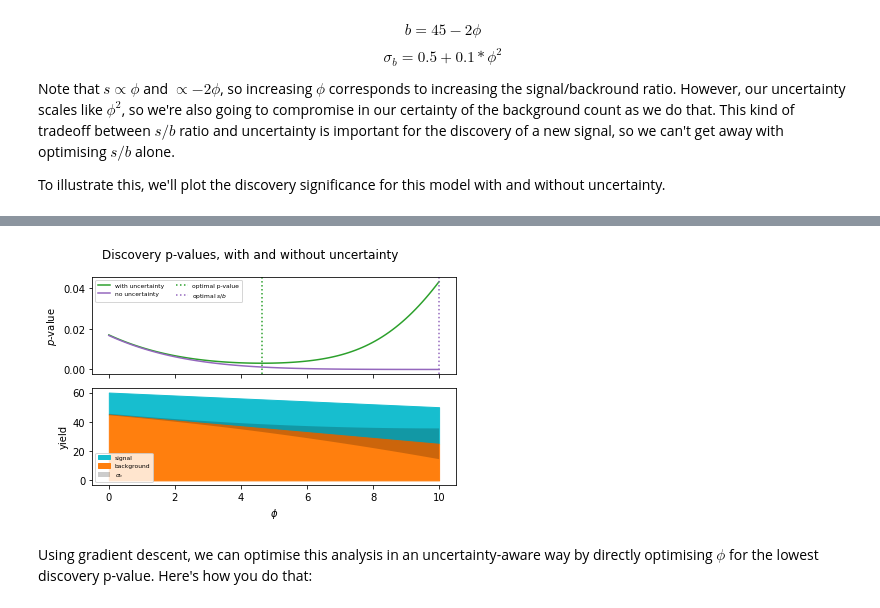
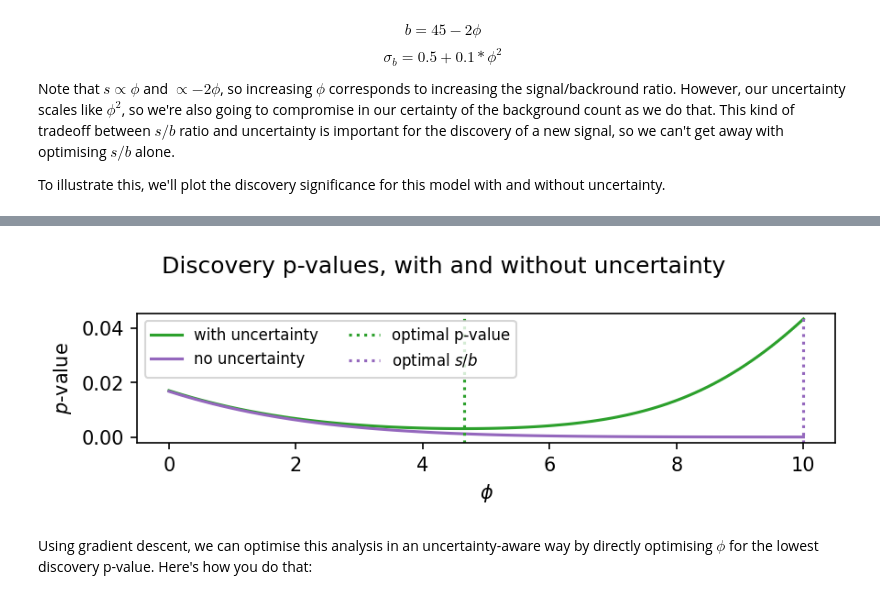
Before and after one commit to phinate/differentiable-analysis-examples, a Jupyter notebook: simple-analysis-optimisation.ipynb, the cells around one changed output, grey strips where cells are left out. Cells and saved outputs as stored; diff of their text form; code cells hidden in the pictures.

```diff
--- a/simple-analysis-optimisation.ipynb
+++ b/simple-analysis-optimisation.ipynb
@@ -10,8 +10,7 @@ from functools import partial
 import matplotlib.lines as mlines
 
 # matplotlib settings
-plt.rc("figure", figsize=(6, 3), dpi=220, facecolor="w")
-plt.rc("legend", fontsize=6)
+plt.rc("figure", figsize=(6, 2), dpi=150, facecolor="w")
 # %% [markdown]
 # Optimising a simple one-bin analysis with `relaxed`
 
@@ -71,30 +107,32 @@ WARNING:absl:No GPU/TPU found, falling back to CPU. (Set TF_CPP_MIN_LOG_LEVEL=0
 # %%
-fig, axs = plt.subplots(2, 1, sharex=True)
+# fig, axs = plt.subplots(2, 1, sharex=True, figsize=[4,4])
+fig, ax = plt.subplots()
+axs = [ax]
 axs[0].plot(phis, pvals, label="with uncertainty", color="C2")
 axs[0].plot(phis, pvals_no_uncertainty, label="no uncertainty", color="C4")
 axs[0].set_ylabel("$p$-value")
 # plot vertical dotted line at minimum of p-values + s/b
 best_phi = phis[jnp.argmin(pvals)]
 axs[0].axvline(x=best_phi, linestyle="dotted", color="C2", label="optimal p-value")
 axs[0].axvline(
     x=phis[jnp.argmin(pvals_no_uncertainty)],
     linestyle="dotted",
     color="C4",
     label=r"optimal $s/b$",
 )
 axs[0].legend(loc="upper left", ncol=2)
-s, b, db = ys
-s, b, db = s.ravel(), b.ravel(), db.ravel()  # everything is [[x]] for pyhf
-axs[1].fill_between(phis, s + b, b, color="C9", label="signal")
-axs[1].fill_between(phis, b, color="C1", label="background")
-axs[1].fill_between(phis, b - db, b + db, facecolor="k", alpha=0.2, label=r"$\sigma_b$")
-axs[1].set_xlabel("$\phi$")
-axs[1].set_ylabel("yield")
-axs[1].legend(loc="lower left")
+# s, b, db = ys
+# s, b, db = s.ravel(), b.ravel(), db.ravel()  # everything is [[x]] for pyhf
+# axs[1].fill_between(phis, s + b, b, color="C9", label="signal")
+# axs[1].fill_between(phis, b, color="C1", label="background")
+# axs[1].fill_between(phis, b - db, b + db, facecolor="k", alpha=0.2, label=r"$\sigma_b$")
+axs[0].set_xlabel("$\phi$")
+# axs[1].set_ylabel("yield")
+# axs[1].legend(loc="lower left")
 plt.suptitle("Discovery p-values, with and without uncertainty")
 plt.tight_layout()
 # %% [output]
-[figure, old version]
+[figure, new version]
 # %% [markdown]
 Using gradient descent, we can optimise this analysis in an uncertainty-aware way by directly optimising $\phi$ for the lowest discovery p-value. Here's how you do that:
 # %%
```
Also changed, not shown: parts of 5 cells of this notebook.
